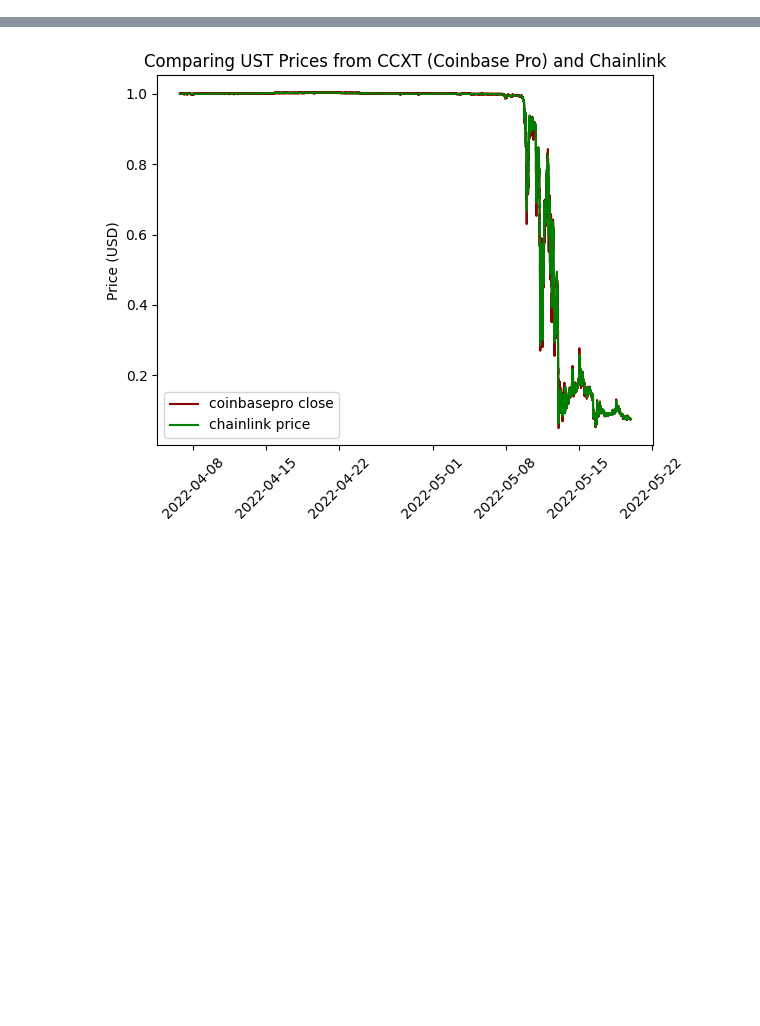
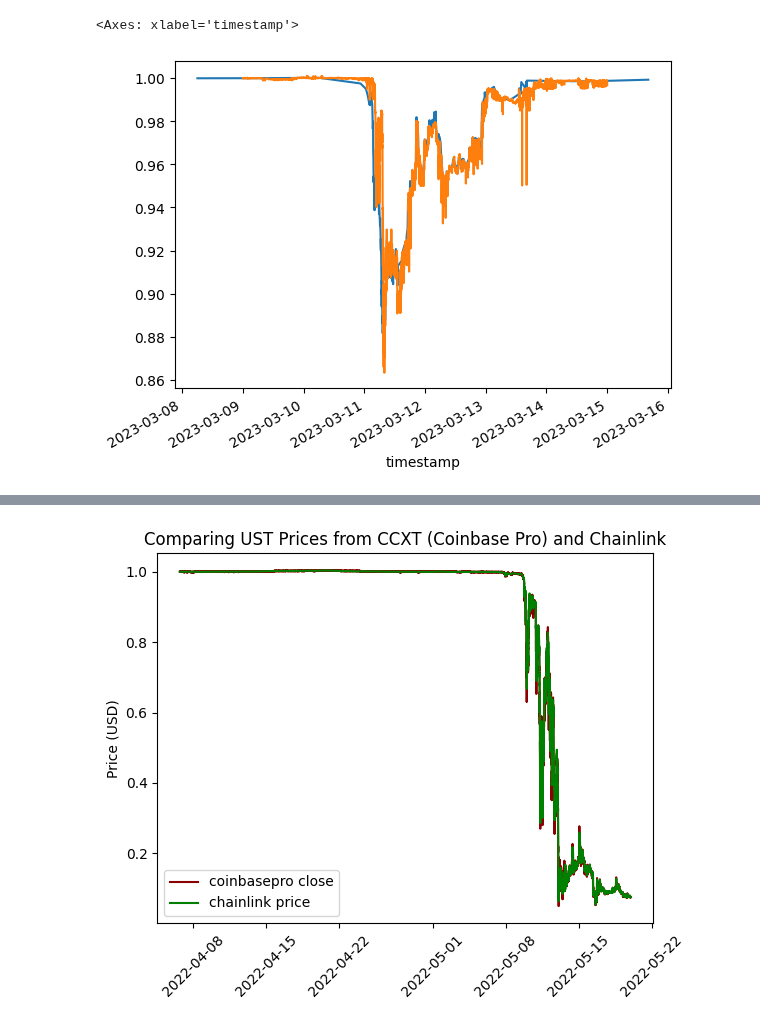
Before and after one commit to xenophonlabs/curve-lp-metrics, a Jupyter notebook: notebooks/ust_prices.ipynb, the cells around one changed output, grey strips where cells are left out. Drawn from its saved outputs; the diff is of its cells as text; code cells hidden in the pictures; blank space fills up the shorter version.

```diff
--- a/notebooks/ust_prices.ipynb
+++ b/notebooks/ust_prices.ipynb
@@ -26,17 +26,15 @@ token_metadata = datahandler.get_token_metadata()
 
 datafetcher = DataFetcher(token_metadata=token_metadata)
 # %%
-token = "0xa693b19d2931d498c5b318df961919bb4aee87a5"
-chainlink_address = Web3.to_checksum_address("0x8b6d9085f310396C6E4f0012783E9f850eaa8a82")
+token = "0xa0b86991c6218b36c1d19d4a2e9eb0ce3606eb48"
+chainlink_address = Web3.to_checksum_address("0x8fffffd4afb6115b954bd326cbe7b4ba576818f6")
 abi = abi = '[{"inputs":[],"name":"decimals","outputs":[{"internalType":"uint8","name":"","type":"uint8"}],"stateMutability":"view","type":"function"},{"inputs":[],"name":"description","outputs":[{"internalType":"string","name":"","type":"string"}],"stateMutability":"view","type":"function"},{"inputs":[{"internalType":"uint80","name":"_roundId","type":"uint80"}],"name":"getRoundData","outputs":[{"internalType":"uint80","name":"roundId","type":"uint80"},{"internalType":"int256","name":"answer","type":"int256"},{"internalType":"uint256","name":"startedAt","type":"uint256"},{"internalType":"uint256","name":"updatedAt","type":"uint256"},{"internalType":"uint80","name":"answeredInRound","type":"uint80"}],"stateMutability":"view","type":"function"},{"inputs":[],"name":"latestRoundData","outputs":[{"internalType":"uint80","name":"roundId","type":"uint80"},{"internalType":"int256","name":"answer","type":"int256"},{"internalType":"uint256","name":"startedAt","type":"uint256"},{"internalType":"uint256","name":"updatedAt","type":"uint256"},{"internalType":"uint80","name":"answeredInRound","type":"uint80"}],"stateMutability":"view","type":"function"},{"inputs":[],"name":"version","outputs":[{"internalType":"uint256","name":"","type":"uint256"}],"stateMutability":"view","type":"function"}]'
 client = Web3(Web3.HTTPProvider(f"https://mainnet.infura.io/v3/{INFURA_KEY}"))
 contract = client.eth.contract(address=chainlink_address, abi=abi)
 # %%
-start_timestamp = datetime.timestamp(datetime(2022, 2, 3))
-end_timestamp = datetime.timestamp(datetime(2022, 2, 5))
+start_timestamp = datetime.timestamp(datetime(2023, 3, 9))
+end_timestamp = datetime.timestamp(datetime(2023, 3, 15))
 # %%
-token = "0xa693b19d2931d498c5b318df961919bb4aee87a5"
-chainlink_address = "0x8b6d9085f310396C6E4f0012783E9f850eaa8a82"
 ohlcv = datafetcher.get_chainlink_prices(token, chainlink_address, start_timestamp, end_timestamp)
 ohlcv = DataHandler.format_token_data(ohlcv)
 ohlcv.index = pd.to_datetime(ohlcv['timestamp'], unit='s')
@@ -45,0 +63,9 @@ HTTPError: 429 Client Error: Too Many Requests for url: https://mainnet.infura.i
+# %%
+usdc = '0xa0b86991c6218b36c1d19d4a2e9eb0ce3606eb48'
+ccxt_ohlcv = datahandler.get_ohlcv_data(token, start=start_timestamp, end=end_timestamp)
+# %%
+ohlcv['close'].plot()
+ccxt_ohlcv['close'].plot()
+# %% [output]
+<Axes: xlabel='timestamp'>
+[figure, added]
```
Also changed, not shown: parts of 3 cells of this notebook, 52 other files.
